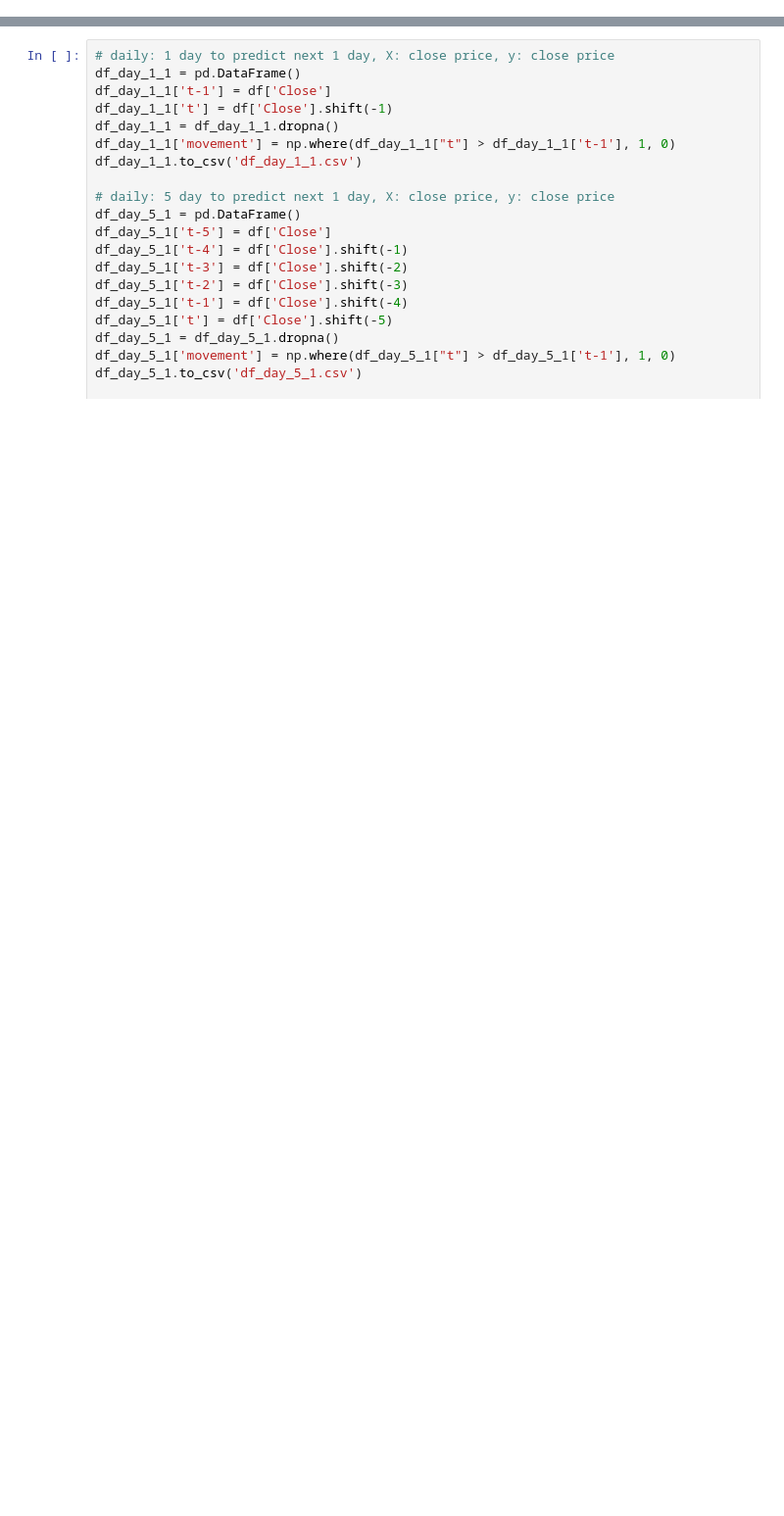
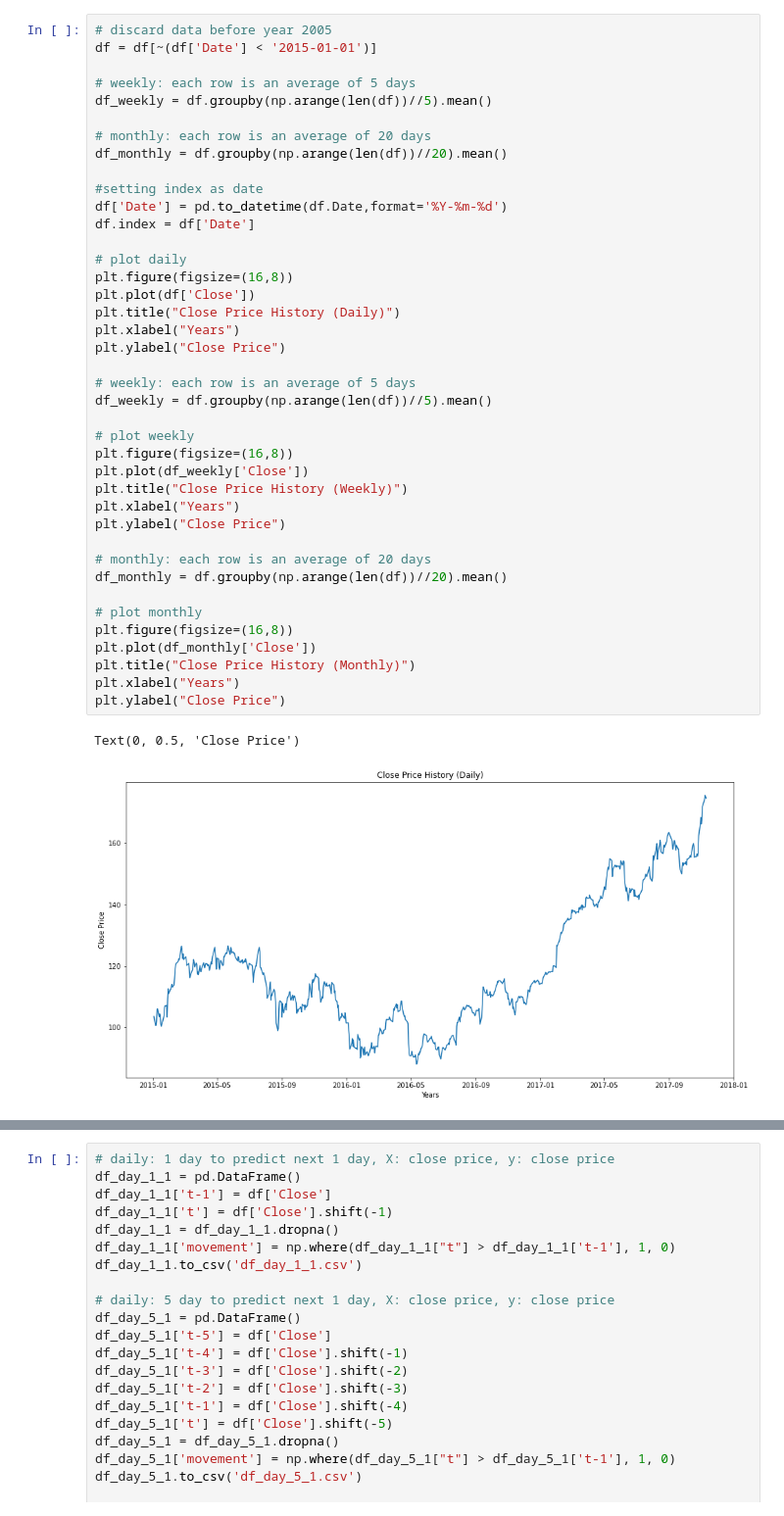
Before and after one commit to yuanxing-y/cs3244-project, a Jupyter notebook: data_preprocess/data_preprocess.ipynb, the cells around one changed output, grey strips where cells are left out. Shown: that part at 98% size. Drawn from its saved outputs; the diff is of its cells as text; blank space fills up the shorter version.

Commit message:
Discard data before year 2005-01-01

```diff
--- a/data_preprocess/data_preprocess.ipynb
+++ b/data_preprocess/data_preprocess.ipynb
@@ -7,2 +8,45 @@ import numpy as np
 
 df = pd.read_csv('aapl.us.csv')
+# %%
+# discard data before year 2005
+df = df[~(df['Date'] < '2015-01-01')]
+
+# weekly: each row is an average of 5 days
+df_weekly = df.groupby(np.arange(len(df))//5).mean()
+
+# monthly: each row is an average of 20 days
+df_monthly = df.groupby(np.arange(len(df))//20).mean()
+
+#setting index as date
+df['Date'] = pd.to_datetime(df.Date,format='%Y-%m-%d')
+df.index = df['Date']
+
+# plot daily
+plt.figure(figsize=(16,8))
+plt.plot(df['Close'])
+plt.title("Close Price History (Daily)")
+plt.xlabel("Years")
+plt.ylabel("Close Price")
+
+# weekly: each row is an average of 5 days
+df_weekly = df.groupby(np.arange(len(df))//5).mean()
+
+# plot weekly
+plt.figure(figsize=(16,8))
+plt.plot(df_weekly['Close'])
+plt.title("Close Price History (Weekly)")
+plt.xlabel("Years")
+plt.ylabel("Close Price")
+
+# monthly: each row is an average of 20 days
+df_monthly = df.groupby(np.arange(len(df))//20).mean()
+
+# plot monthly
+plt.figure(figsize=(16,8))
+plt.plot(df_monthly['Close'])
+plt.title("Close Price History (Monthly)")
+plt.xlabel("Years")
+plt.ylabel("Close Price")
+# %% [output]
+Text(0, 0.5, 'Close Price')
+[figure, added]
```
Also changed, not shown: parts of 4 cells of this notebook, 12 other files.
